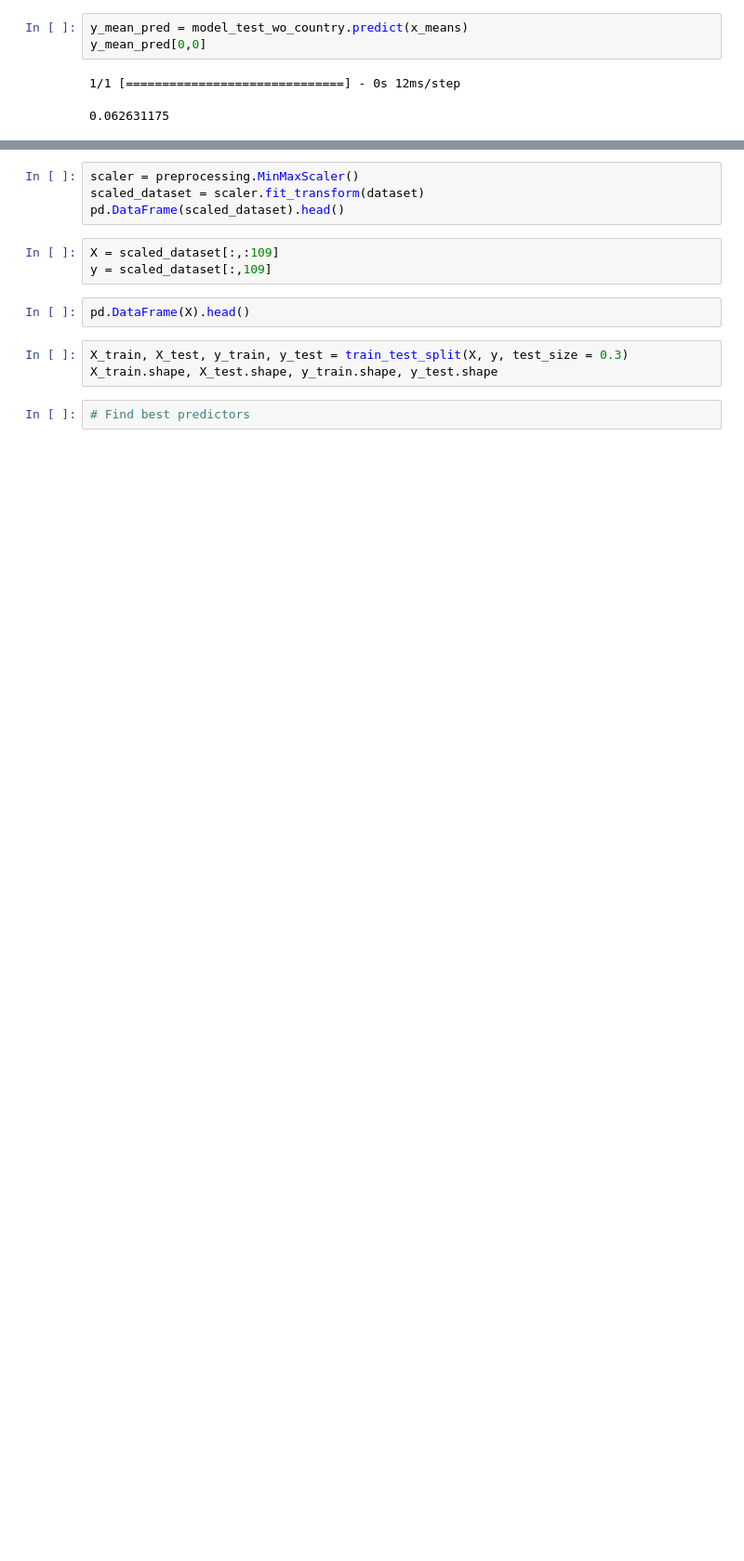
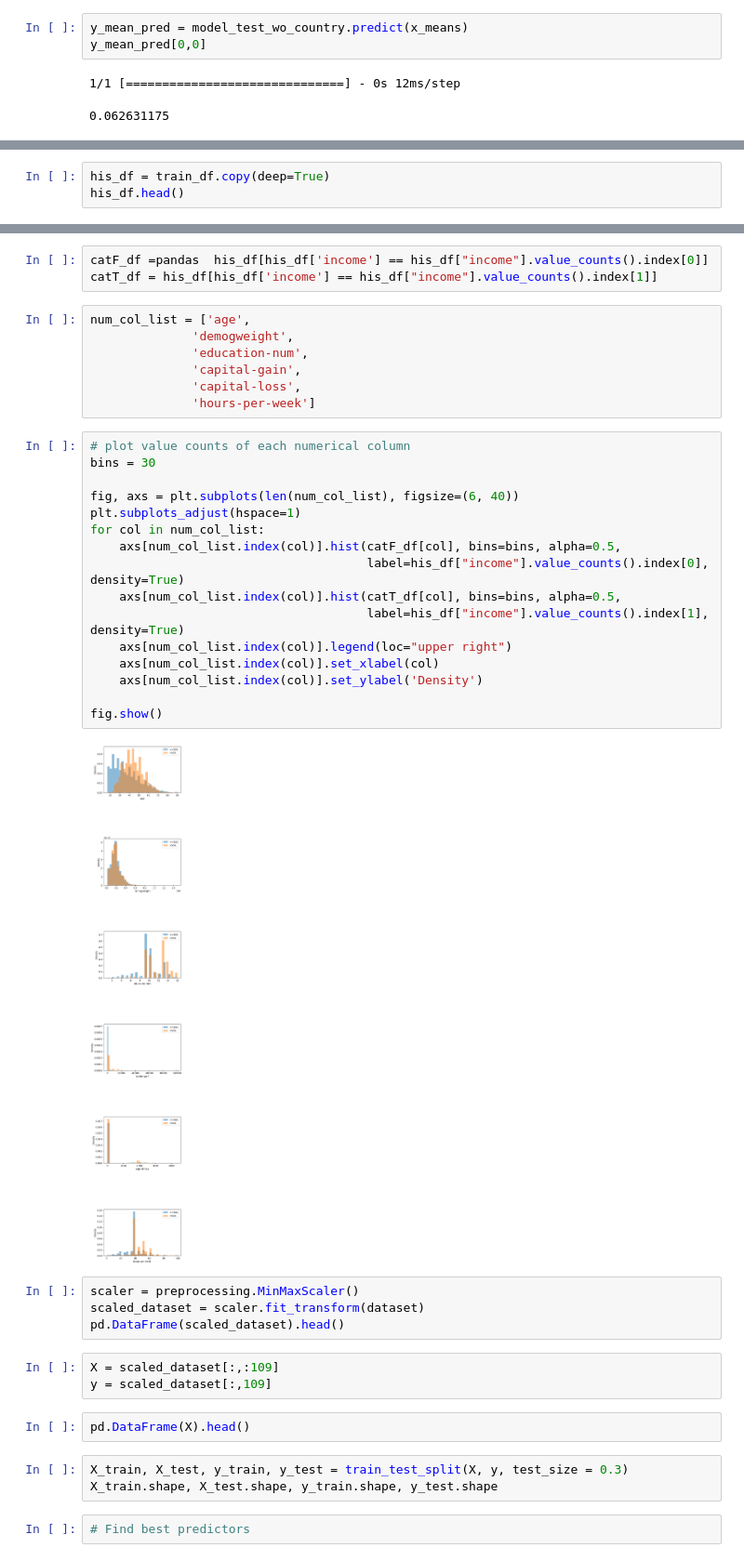
Before and after one commit to MiracleSkyHawk/RSM8413_GA3, a Jupyter notebook: GA3_8413.ipynb, the cells around one changed output, grey strips where cells are left out. Shown at 93% size. Cells and saved outputs as stored; diff of their text form; blank space fills up the shorter version.

```diff
--- a/GA3_8413.ipynb
+++ b/GA3_8413.ipynb
@@ -786,0 +789,3 @@ display(graphviz.Source(first_tree_dot))
+# %%
+his_df = train_df.copy(deep=True)
+his_df.head()
@@ -787,3 +799,31 @@ display(graphviz.Source(first_tree_dot))
+# %%
+catF_df =pandas  his_df[his_df['income'] == his_df["income"].value_counts().index[0]]
+catT_df = his_df[his_df['income'] == his_df["income"].value_counts().index[1]]
+# %%
+num_col_list = ['age',
+              'demogweight',
+              'education-num',
+              'capital-gain',
+              'capital-loss',
+              'hours-per-week']
+# %%
+# plot value counts of each numerical column
+bins = 30
+
+fig, axs = plt.subplots(len(num_col_list), figsize=(6, 40))
+plt.subplots_adjust(hspace=1)
+for col in num_col_list:
+    axs[num_col_list.index(col)].hist(catF_df[col], bins=bins, alpha=0.5,
+                                      label=his_df["income"].value_counts().index[0], density=True)
+    axs[num_col_list.index(col)].hist(catT_df[col], bins=bins, alpha=0.5,
+                                      label=his_df["income"].value_counts().index[1], density=True)
+    axs[num_col_list.index(col)].legend(loc="upper right")
+    axs[num_col_list.index(col)].set_xlabel(col)
+    axs[num_col_list.index(col)].set_ylabel('Density')
+
+fig.show()
+# %% [output]
+[figure, added]
 # %%
 scaler = preprocessing.MinMaxScaler()
 scaled_dataset = scaler.fit_transform(dataset)
```
Also changed, not shown: parts of 46 cells of this notebook.
